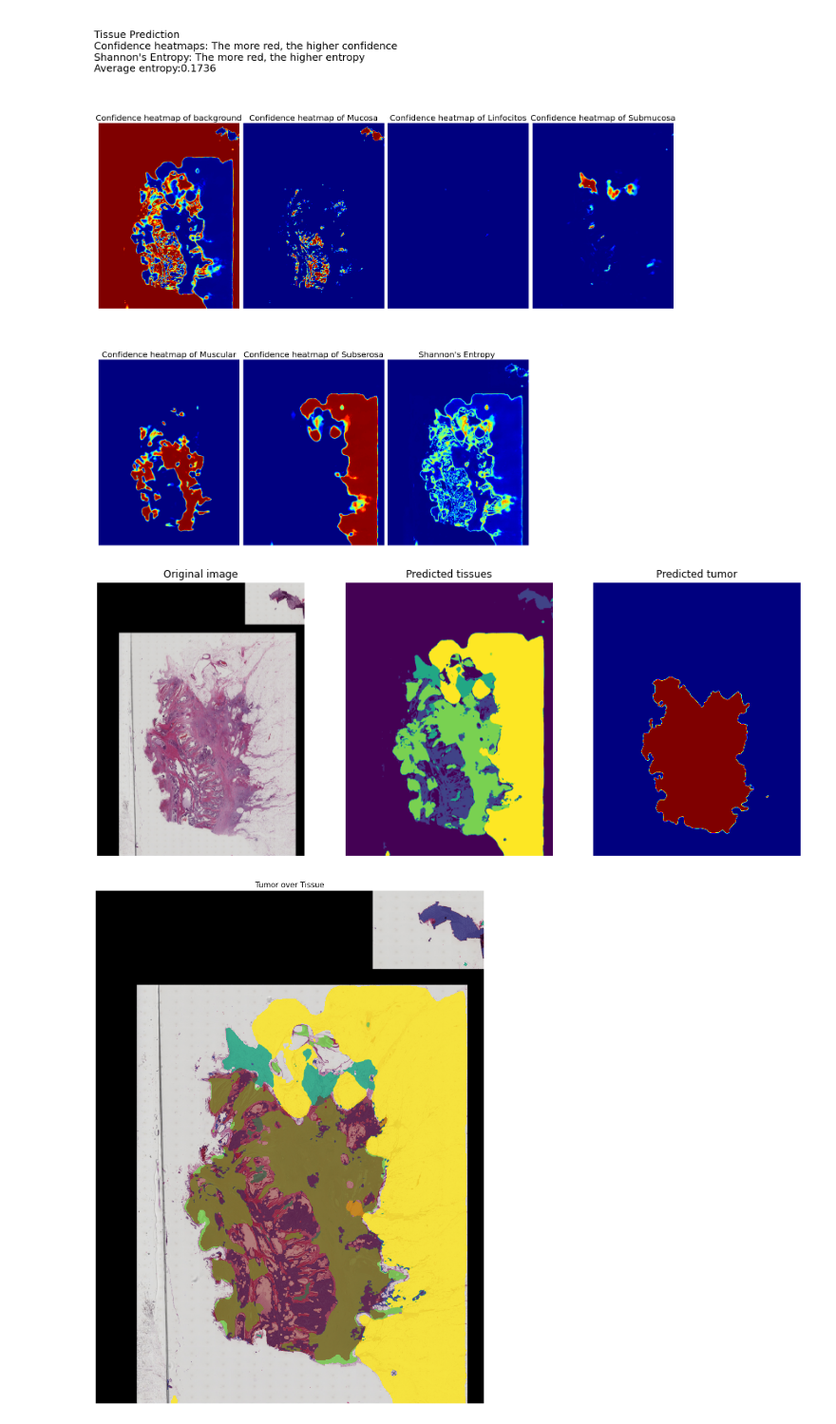
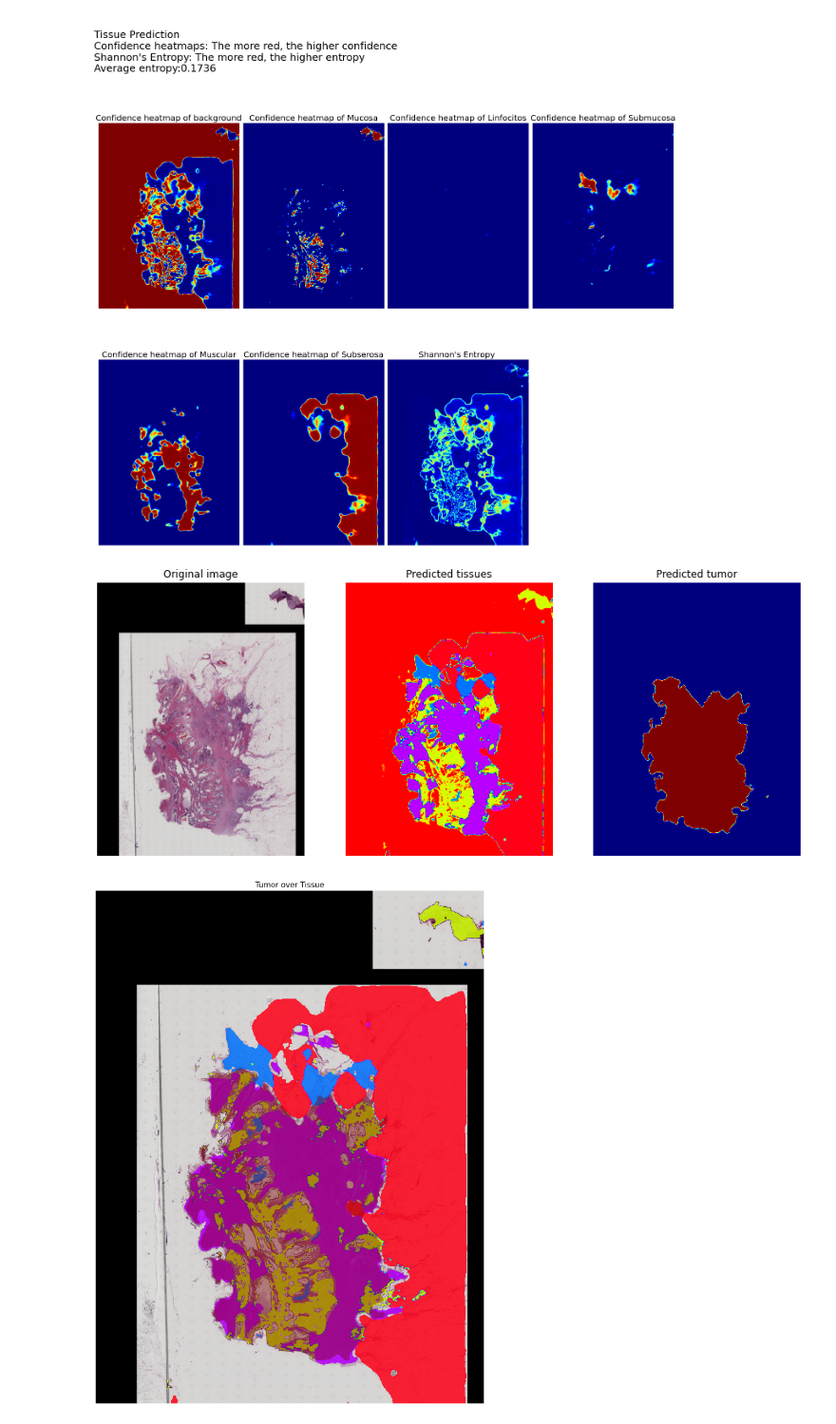
Before and after one commit to julenbhy/biomedical_image_segmentation, a Jupyter notebook: inference/merged_prediction.ipynb, the cells around one changed output. Shown at 95% size. Cells and saved outputs as stored; diff of their text form; code cells hidden in the pictures.

```diff
--- a/inference/merged_prediction.ipynb
+++ b/inference/merged_prediction.ipynb
@@ -207,23 +207,23 @@ plt.imshow(shannon_entr, cmap='jet')
 plt.tight_layout(w_pad=1, h_pad=1)
 # %% [output]
 [figure]
-# %%
-
-CLASS_MULTIPLIER = {0 : 0.1,
-                    1 : 100,
-                    2 : 1,
-                    3 : 1,
-                    4 : 1,
-                    5 : 1,
-                   }
-
-multiplied = tissue_prediction.copy()
-
-for channel in range(multiplied.shape[2]):
-    multiplied[:,:,channel] = multiplied[:,:,channel]*CLASS_MULTIPLIER[channel]
-multiplied = np.argmax(multiplied, axis=2)
-
-plot_merged(img, multiplied, tumor)
-# %% [output]
-[figure, removed]
-[figure, removed]
+# %%
+"""
+CLASS_MULTIPLIER = {0 : 0.1,
+                    1 : 1,
+                    2 : 1,
+                    3 : 1,
+                    4 : 1,
+                    5 : 1,
+                   }
+
+multiplied = tissue_prediction.copy()
+
+for channel in range(multiplied.shape[2]):
+    multiplied[:,:,channel] = multiplied[:,:,channel]*CLASS_MULTIPLIER[channel]
+multiplied = np.argmax(multiplied, axis=2)
+"""
+plot_merged(img, multiplied, tumor, cmap='hsv')
+# %% [output]
+[figure, added]
+[figure, added]
```
Also changed, not shown: 3 other files.
